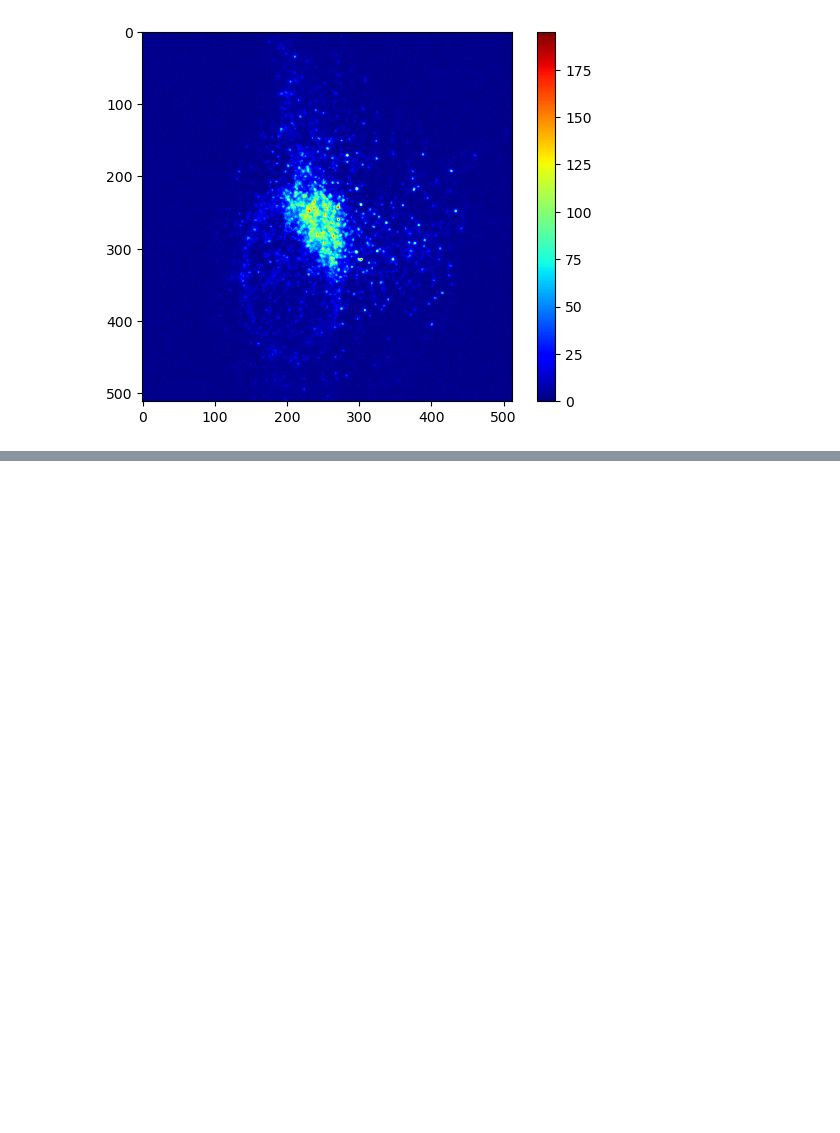
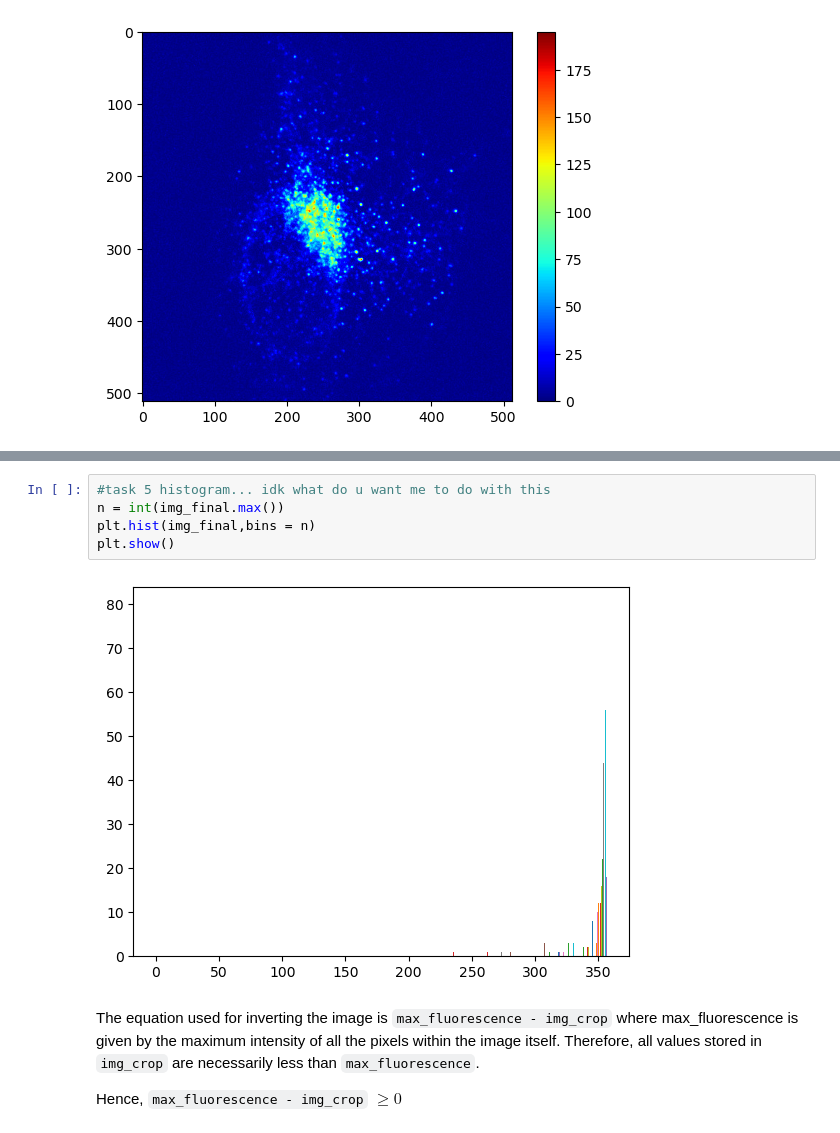
Before and after one commit to Arcen3/AppChallenge2273-2024, a Jupyter notebook: PictureThousandPoints.ipynb, the cells around one changed output, grey strips where cells are left out. Drawn from its saved outputs; the diff is of its cells as text; blank space fills up the shorter version.

```diff
--- a/PictureThousandPoints.ipynb
+++ b/PictureThousandPoints.ipynb
@@ -34,0 +105,11 @@ img_data.sum()=1678097
+# %%
+#task 5 histogram... idk what do u want me to do with this
+n = int(img_final.max())
+plt.hist(img_final,bins = n)
+plt.show()
+# %% [output]
+[figure, added]
+# %% [markdown]
+The equation used for inverting the image is `max_fluorescence - img_crop` where max_fluorescence is given by the maximum intensity of all the pixels within the image itself. Therefore, all values stored in `img_crop` are necessarily less than `max_fluorescence`.
+
+Hence, `max_fluorescence - img_crop` $\geq 0$
```
Also changed, not shown: parts of 5 cells of this notebook, 1 other file.
